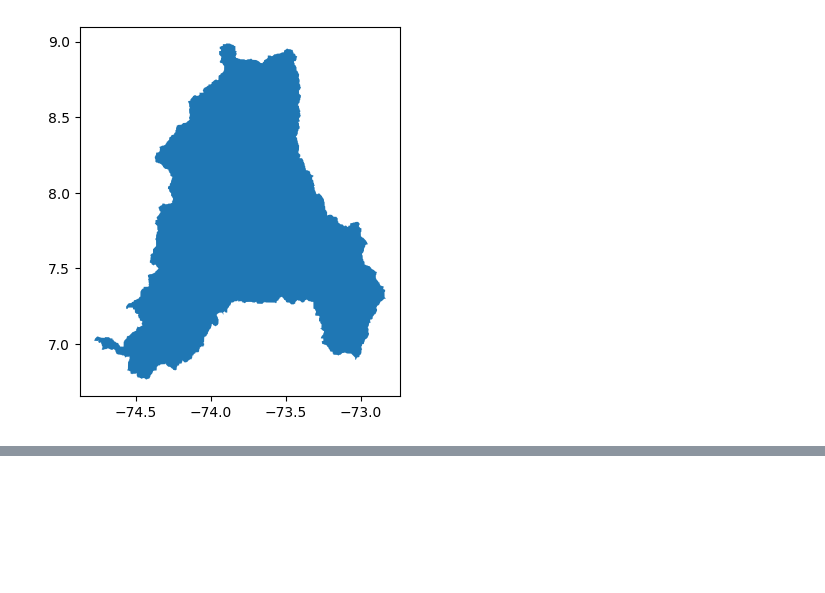
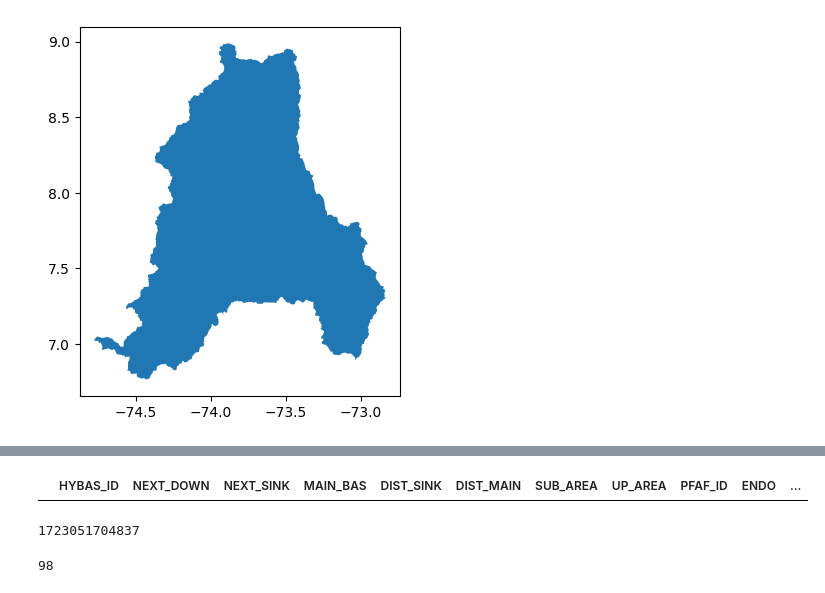
Before and after one commit to puzhao8/HAND-from-FABDEM, a Jupyter notebook: main_jupyter.ipynb, the cells around one changed output, grey strips where cells are left out. Cells and saved outputs as stored; diff of their text form; code cells hidden in the pictures; blank space fills up the shorter version.

Commit message:
hand_by_country

```diff
--- a/main_jupyter.ipynb
+++ b/main_jupyter.ipynb
@@ -203,0 +296,14 @@ write_cog(hand_raster, out_pixels, transform=dem.transform.to_gdal(), epsg_code=
+# %%
+basin_lv6[basin_lv6.geometry.within(basin_lv5_flt.geometry)]
+# %% [output]
+|  | HYBAS_ID | NEXT_DOWN | NEXT_SINK | MAIN_BAS | DIST_SINK | DIST_MAIN | SUB_AREA | UP_AREA | PFAF_ID | ENDO | ... |
+# %%
+import time
+from datetime import datetime
+
+# Method 1: Using the time module
+current_time_seconds = time.time()
+current_time_millis_time = int(current_time_seconds * 1000)
+current_time_millis_time
+# %% [output]
+1723051704837
@@ -203,0 +980,5 @@ write_cog(hand_raster, out_pixels, transform=dem.transform.to_gdal(), epsg_code=
+# %%
+missing_ids = set(flow_acc_ids) - set(hand_100_ids)
+len(missing_ids)
+# %% [output]
+98
```
Also changed, not shown: parts of 6 cells of this notebook, 9 other files.
